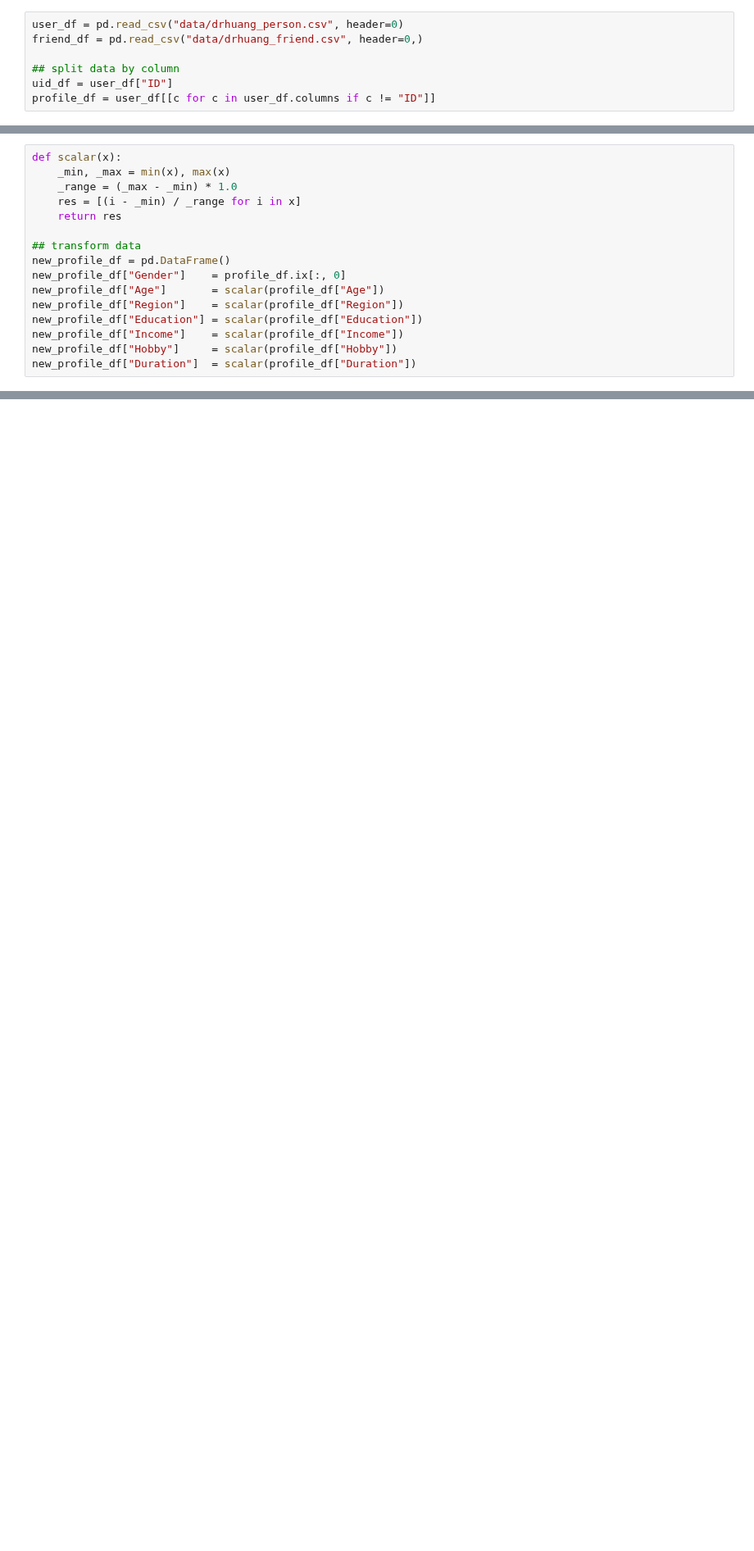
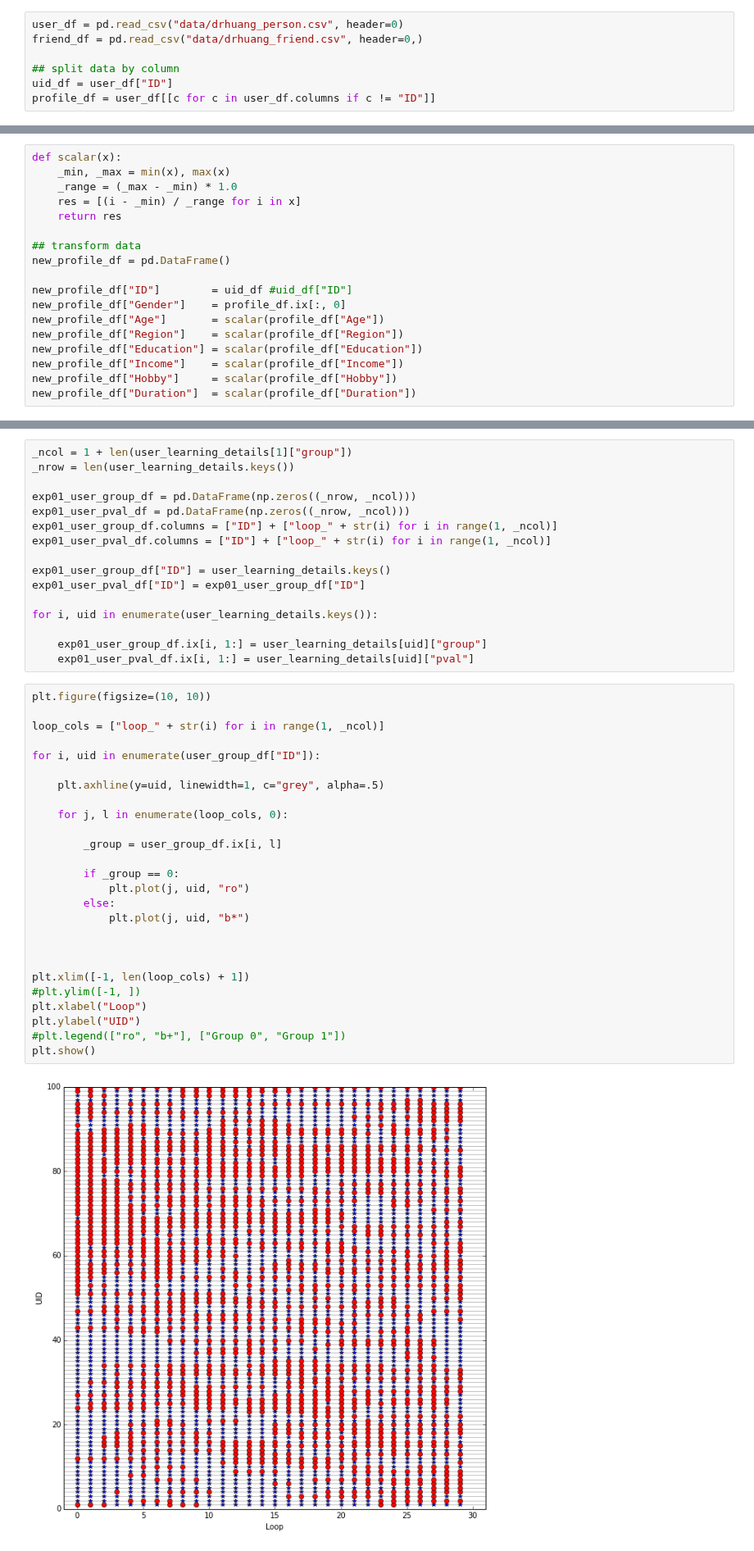
Before and after one commit to beingzy/phd_experiment, a Jupyter notebook: drhuang_data_algorithm_improvement_partII.ipynb, the cells around one changed output, grey strips where cells are left out. Shown at 82% size. Drawn from its saved outputs; the diff is of its cells as text; blank space fills up the shorter version.

Commit message:
complete 2-round of experiment with Dr.Huang's data

```diff
--- a/drhuang_data_algorithm_improvement_partII.ipynb
+++ b/drhuang_data_algorithm_improvement_partII.ipynb
@@ -53,6 +53,8 @@ def scalar(x):
 
 ## transform data
 new_profile_df = pd.DataFrame()
+
+new_profile_df["ID"]        = uid_df #uid_df["ID"]
 new_profile_df["Gender"]    = profile_df.ix[:, 0]
 new_profile_df["Age"]       = scalar(profile_df["Age"])
 new_profile_df["Region"]    = scalar(profile_df["Region"])
@@ -379,0 +564,44 @@ array([  1,   2,   3,   4,   5,   6,   7,   8,   9,  10,  11,  12,  13,
+# %%
+_ncol = 1 + len(user_learning_details[1]["group"])
+_nrow = len(user_learning_details.keys())
+
+exp01_user_group_df = pd.DataFrame(np.zeros((_nrow, _ncol)))
+exp01_user_pval_df = pd.DataFrame(np.zeros((_nrow, _ncol)))
+exp01_user_group_df.columns = ["ID"] + ["loop_" + str(i) for i in range(1, _ncol)]
+exp01_user_pval_df.columns = ["ID"] + ["loop_" + str(i) for i in range(1, _ncol)]
+
+exp01_user_group_df["ID"] = user_learning_details.keys()
+exp01_user_pval_df["ID"] = exp01_user_group_df["ID"]
+
+for i, uid in enumerate(user_learning_details.keys()):
+
+    exp01_user_group_df.ix[i, 1:] = user_learning_details[uid]["group"]
+    exp01_user_pval_df.ix[i, 1:] = user_learning_details[uid]["pval"]
+# %%
+plt.figure(figsize=(10, 10))
+
+loop_cols = ["loop_" + str(i) for i in range(1, _ncol)]
+
+for i, uid in enumerate(user_group_df["ID"]):
+
+    plt.axhline(y=uid, linewidth=1, c="grey", alpha=.5)
+
+    for j, l in enumerate(loop_cols, 0):
+
+        _group = user_group_df.ix[i, l]
+
+        if _group == 0:
+            plt.plot(j, uid, "ro")
+        else:
+            plt.plot(j, uid, "b*")
+
+
+
+plt.xlim([-1, len(loop_cols) + 1])
+#plt.ylim([-1, ])
+plt.xlabel("Loop")
+plt.ylabel("UID")
+#plt.legend(["ro", "b+"], ["Group 0", "Group 1"])
+plt.show()
+# %% [output]
+[figure, added]
```
Also changed, not shown: parts of 15 cells of this notebook, 2 other files.
